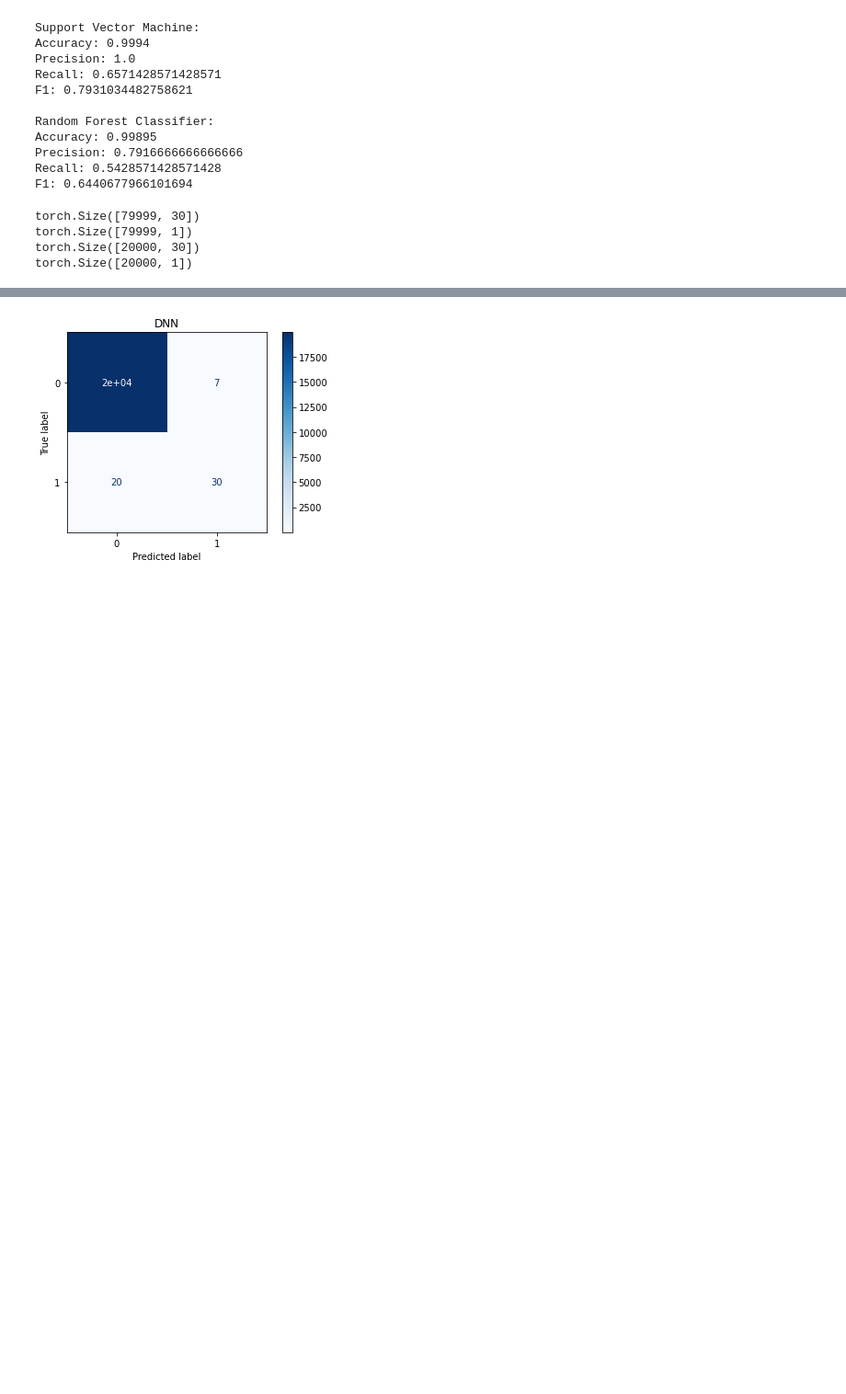
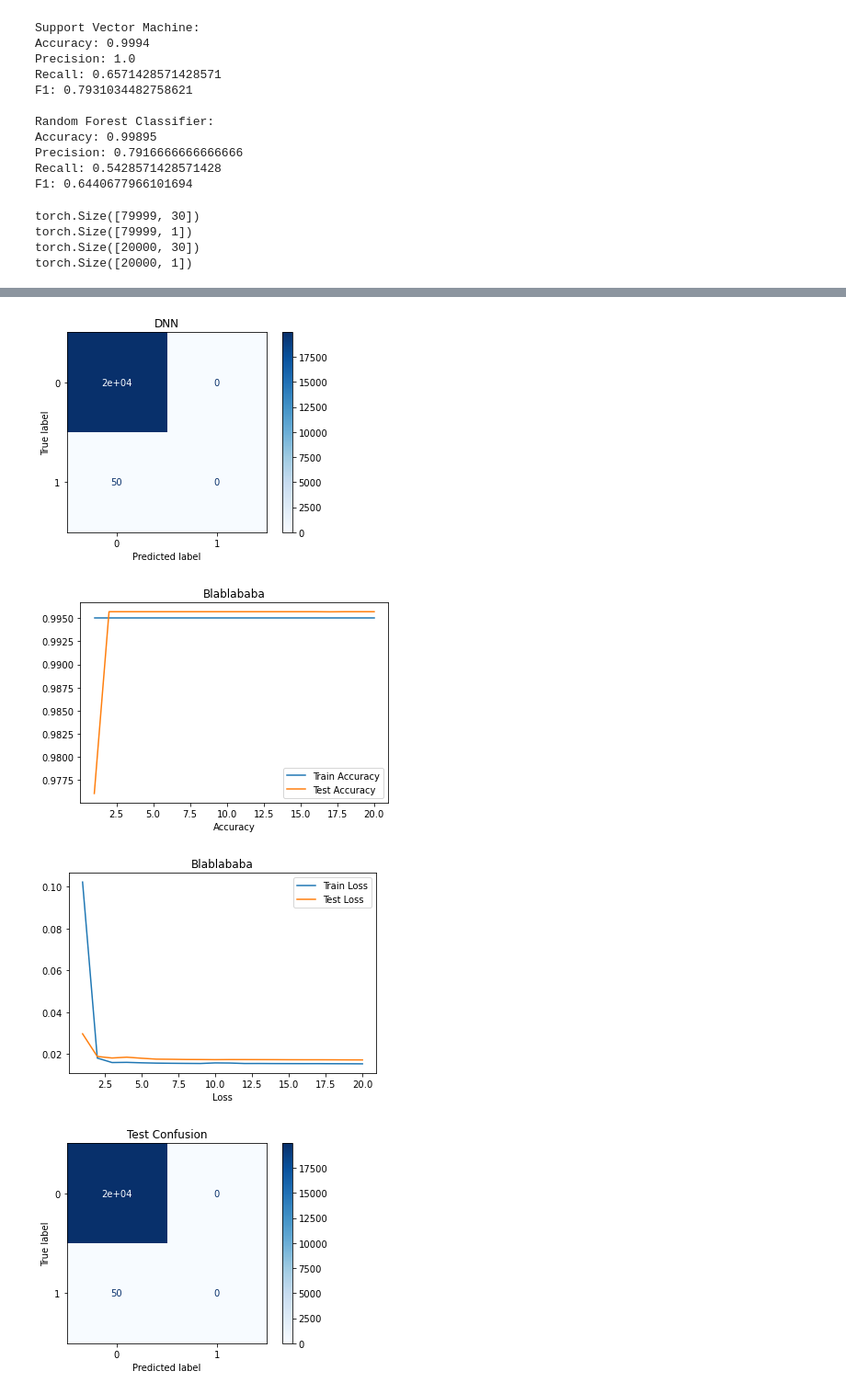
Before and after one commit to tadeohepperle/financial_technology, a Jupyter notebook: index.ipynb, the cells around one changed output, grey strips where cells are left out. Shown at 92% size. Drawn from its saved outputs; the diff is of its cells as text; code cells hidden in the pictures; blank space fills up the shorter version.

Commit message:
visualizations

```diff
--- a/index.ipynb
+++ b/index.ipynb
@@ -199,6 +244,4 @@ class TrainStats:
 # %%
-
-
 # training function to turn a model into a trained network
 from typing import Tuple
 
@@ -212,25 +255,22 @@ def train_network_from_model(model, train_x, train_y, test_x, test_y, train_sett
 
     network = model.to(train_settings.DEVICE)
     optimizer = Adam(network.parameters(), lr=train_settings.LR)
-    for epoch in range(0, train_settings.EPOCHS):
-        print(f"EPOCH {epoch +1}:")
-        _, _ = train_network(network, optimizer, train_x, train_y, train_settings)
-        _, _ = evaluate_network(network, test_x, test_y, train_settings)
+    train_stats = TrainStats(train_settings)
+    for epoch in range(1, train_settings.EPOCHS+1):
+        print(f"EPOCH {epoch}:")
+        train_loss, train_conf = train_network(network, optimizer, train_x, train_y, train_settings)
+        test_loss, test_conf = evaluate_network(network, test_x, test_y, train_settings)
+        train_stats.add_epoch(EpochStats(epoch, train_loss, train_conf, test_loss, test_conf))
 
-    return (network, TrainStats())
+    return (network, train_stats)
 
 def train_network(network, optimizer, train_x, train_y, train_settings: TrainSettings):
     loss, conf = 0, [[0,0],[0,0]]
-
     network.train()
     for (bx,by) in batch_iterator(train_x, train_y, train_settings.BATCH_SIZE):
         l, c = train_network_on_batch(network, optimizer, bx,by, train_settings)
         loss += l * confusion_matrix_to_sample_count(c)
         conf += c
-        print("total conf")
-        print(conf)
-    print("total conf after loop")
-    print(conf)
     loss = loss / confusion_matrix_to_sample_count(conf)
     acc = confusion_matrix_to_accuracy(conf)
     print("TRAIN: train loss: {:.5f} train accuracy: {:.5f}".format(loss,
@@ -245,8 +285,6 @@ def train_network_on_batch(network, optimizer, bx,by,train_settings: TrainSettin
     optimizer.step()
     loss = loss.item()
     conf = confusion_matrix(by == 1, pred > 0.5)
-    # print("conf in batch")
-    # print(conf)
     return loss, conf
 
 def evaluate_network(network, test_x, test_y, train_settings):
@@ -260,11 +298,4 @@ def evaluate_network(network, test_x, test_y, train_settings):
         conf = confusion_matrix(test_y_1 == 1, predictions > 0.5)
         acc = confusion_matrix_to_accuracy(conf)
         print("EVAL: test loss: {:.5f} test accuracy: {:.5f}".format(loss, acc))
-        return(loss, conf)
-
-def confusion_matrix_to_accuracy(confusion):
-    return (confusion[0][0] +  confusion[1][1]) / confusion_matrix_to_sample_count(confusion)
-
-
-def confusion_matrix_to_sample_count(confusion):
-    return confusion[0][0] +  confusion[0][1] +  confusion[1][0] +  confusion[1][0]
+        return loss, conf
@@ -276,7 +302,7 @@ print(confusion_matrix([True, True, False], [False, False, False]))
 # %%
 # how to create and train a model now (example)
-model = create_binary_classification_model(30, 5, 8)
-train_settings = TrainSettings(EPOCHS=2)
+model = create_binary_classification_model(30, 6, 8)
+train_settings = TrainSettings(EPOCHS=20)
 
 net, stats = train_network_from_model(model, torch_train_x, torch_train_y, torch_test_x, torch_test_y, train_settings)
 # %% [output]
@@ -286,4 +326,13 @@ IndexError: index 1 is out of bounds for axis 0 with size 1
 # %%
-loss, acc, confusion =evaluate_network(net, torch_test_x, torch_test_y, train_settings)
+loss, confusion =evaluate_network(net, torch_test_x, torch_test_y, train_settings)
 plot_confusion_matrix_from_matrix(confusion, title="DNN")
+
+
+# print(confusion[0,1])
+# # stats.visualize_loss()
+stats.visualize_accuracy()
+plt.show()
+stats.visualize_loss()
+
+stats.plot_confusion_matrizes()
 # %% [output]
@@ -291 +340,4 @@ EVAL: test loss: 0.00746 test accuracy: 0.99865
-[figure, old version]
+[figure, new version]
+[figure, added]
+[figure, added]
+[figure, added]
```
Also changed, not shown: parts of 6 cells of this notebook.
